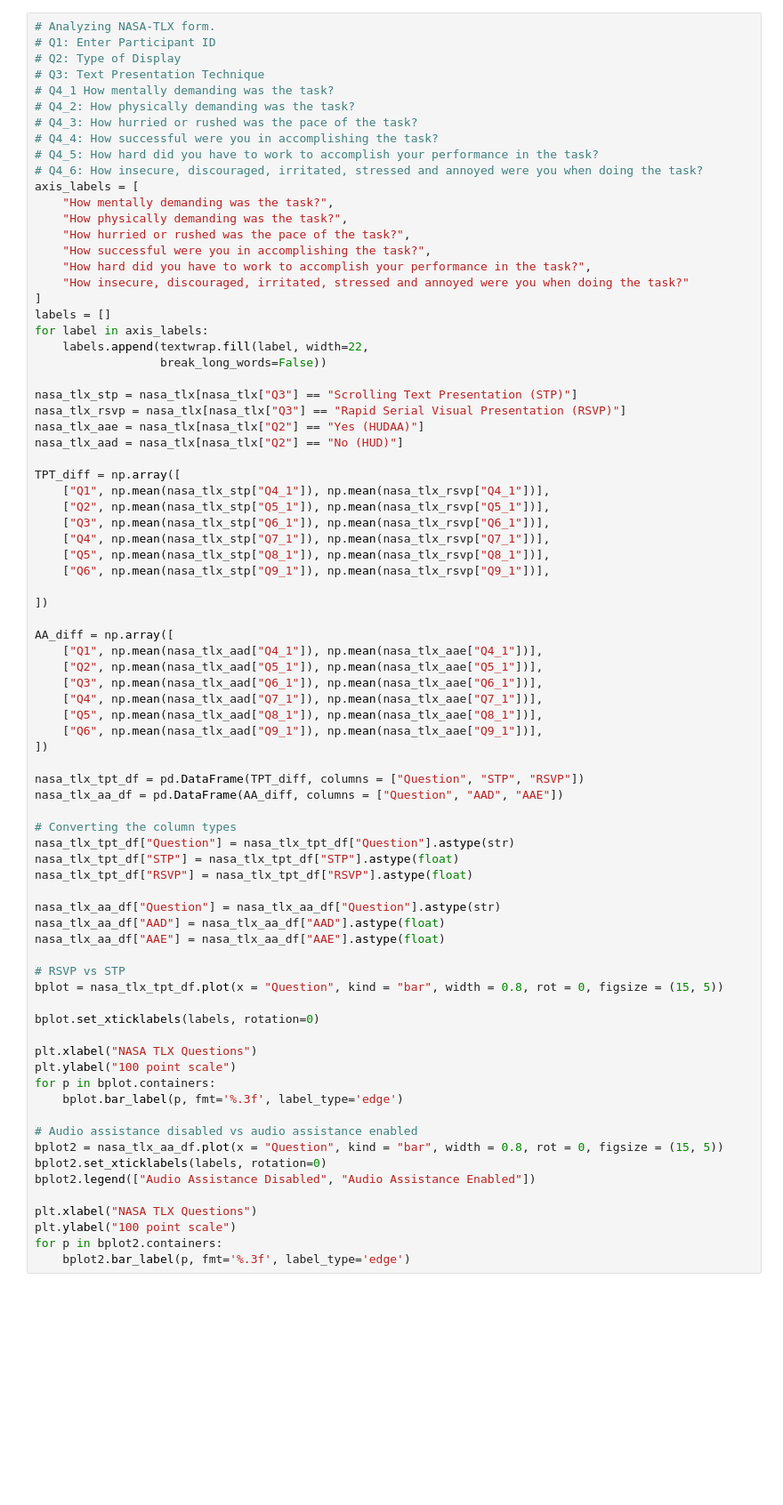
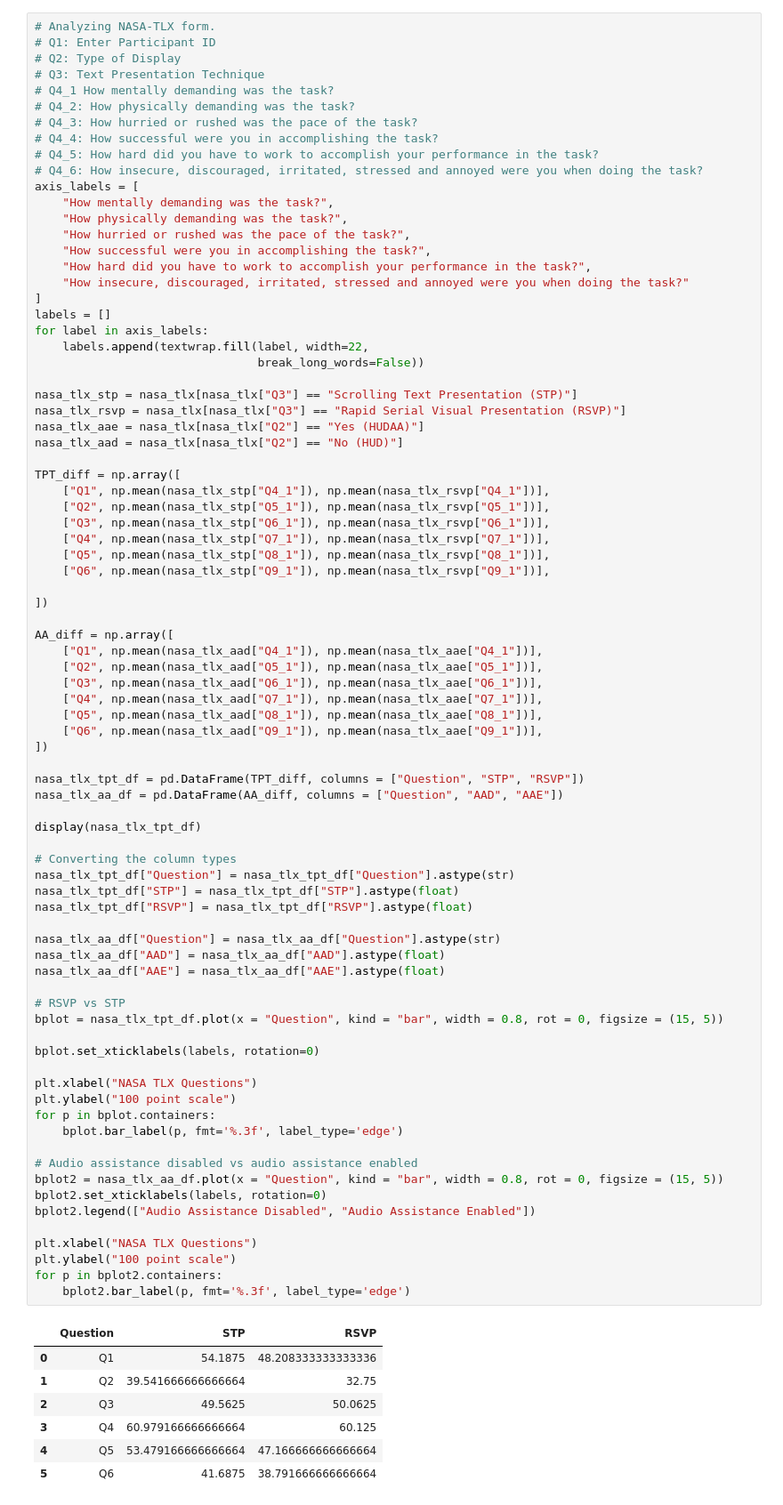
Before and after one commit to shh1v/NDRRI-Data-Analysis, a Jupyter notebook: analysis.ipynb, the cells around one changed output. Shown at 89% size. Drawn from its saved outputs; the diff is of its cells as text; blank space fills up the shorter version.

```diff
--- a/analysis.ipynb
+++ b/analysis.ipynb
@@ -635,7 +635,7 @@ axis_labels = [
 labels = []
 for label in axis_labels:
     labels.append(textwrap.fill(label, width=22,
-                  break_long_words=False))
+                                break_long_words=False))
 
 nasa_tlx_stp = nasa_tlx[nasa_tlx["Q3"] == "Scrolling Text Presentation (STP)"]
 nasa_tlx_rsvp = nasa_tlx[nasa_tlx["Q3"] == "Rapid Serial Visual Presentation (RSVP)"]
@@ -663,35 +663,44 @@ AA_diff = np.array([
 
 nasa_tlx_tpt_df = pd.DataFrame(TPT_diff, columns = ["Question", "STP", "RSVP"])
 nasa_tlx_aa_df = pd.DataFrame(AA_diff, columns = ["Question", "AAD", "AAE"])
+
+display(nasa_tlx_tpt_df)
 
 # Converting the column types
 nasa_tlx_tpt_df["Question"] = nasa_tlx_tpt_df["Question"].astype(str)
 nasa_tlx_tpt_df["STP"] = nasa_tlx_tpt_df["STP"].astype(float)
 nasa_tlx_tpt_df["RSVP"] = nasa_tlx_tpt_df["RSVP"].astype(float)
 
 nasa_tlx_aa_df["Question"] = nasa_tlx_aa_df["Question"].astype(str)
 nasa_tlx_aa_df["AAD"] = nasa_tlx_aa_df["AAD"].astype(float)
 nasa_tlx_aa_df["AAE"] = nasa_tlx_aa_df["AAE"].astype(float)
 
 # RSVP vs STP
 bplot = nasa_tlx_tpt_df.plot(x = "Question", kind = "bar", width = 0.8, rot = 0, figsize = (15, 5))
 
 bplot.set_xticklabels(labels, rotation=0)
 
 plt.xlabel("NASA TLX Questions")
 plt.ylabel("100 point scale")
 for p in bplot.containers:
     bplot.bar_label(p, fmt='%.3f', label_type='edge')
 
 # Audio assistance disabled vs audio assistance enabled
 bplot2 = nasa_tlx_aa_df.plot(x = "Question", kind = "bar", width = 0.8, rot = 0, figsize = (15, 5))
 bplot2.set_xticklabels(labels, rotation=0)
 bplot2.legend(["Audio Assistance Disabled", "Audio Assistance Enabled"])
 
 plt.xlabel("NASA TLX Questions")
 plt.ylabel("100 point scale")
 for p in bplot2.containers:
     bplot2.bar_label(p, fmt='%.3f', label_type='edge')
 # %% [output]
+|  | Question | STP | RSVP |
+| 0 | Q1 | 54.1875 | 48.208333333333336 |
+| 1 | Q2 | 39.541666666666664 | 32.75 |
+| 2 | Q3 | 49.5625 | 50.0625 |
+| 3 | Q4 | 60.979166666666664 | 60.125 |
+| 4 | Q5 | 53.479166666666664 | 47.166666666666664 |
+| 5 | Q6 | 41.6875 | 38.791666666666664 |
 [figure]
 [figure]
```
Also changed, not shown: parts of 8 cells of this notebook.
